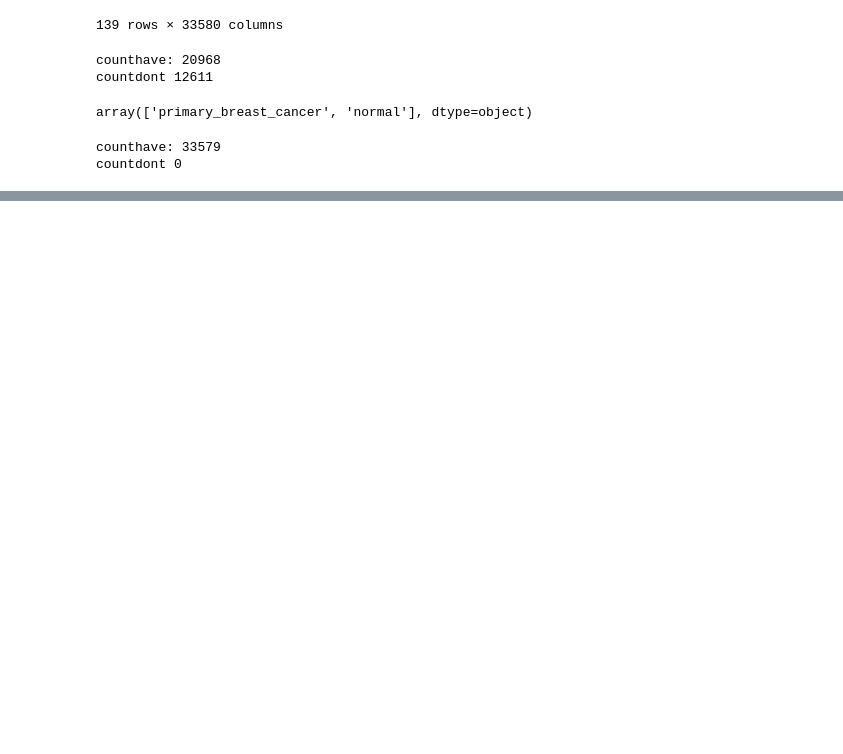
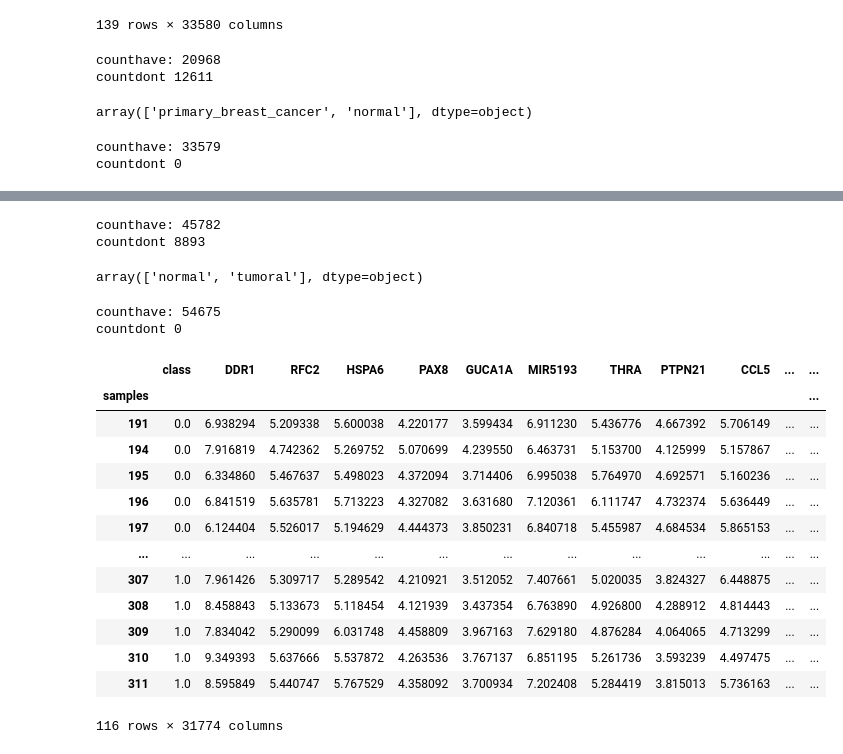
Before and after one commit to colombelli/bioinformatics-ml, a Jupyter notebook: Data Processing/cumida.ipynb, the cells around one changed output, grey strips where cells are left out. Drawn from its saved outputs; the diff is of its cells as text; code cells hidden in the pictures; blank space fills up the shorter version.

```diff
--- a/Data Processing/cumida.ipynb
+++ b/Data Processing/cumida.ipynb
@@ -175,0 +298,17 @@ proc.to_csv(path+"full_proc/GSE22820.csv")
+# %%
+counthave = 0
+countdont = 0
+for col in gse.columns[1:]:
+    if col in translation.keys():
+        counthave+=1
+    else:
+        countdont+=1
+
+print("counthave:", counthave, "\ncountdont", countdont)
+# %% [output]
+counthave: 45782
+countdont 8893
+# %%
+gse['type'].unique()
+# %% [output]
+array(['normal', 'tumoral'], dtype=object)
@@ -175,0 +320,52 @@ proc.to_csv(path+"full_proc/GSE22820.csv")
+# %%
+counthave = 0
+countdont = 0
+for col in gse.columns[1:]:
+    if col in translation.keys():
+        counthave+=1
+    else:
+        countdont+=1
+
+print("counthave:", counthave, "\ncountdont", countdont)
+# %% [output]
+counthave: 54675
+countdont 0
+# %%
+from copy import deepcopy
+
+gse['type'] = gse['type'].replace('tumoral', 1).replace('normal', 0)
+translation['type'] = 'class'
+
+df = deepcopy(gse)
+# %%
+cummulative = {}
+
+for col in df.columns:
+
+    gene_symbol = translation[col]
+    try:
+        cummulative[gene_symbol].append(df[col])
+    except:
+        cummulative[gene_symbol] = [df[col]]
+# %%
+for key in cummulative:
+    cummulative[key] = pd.concat(cummulative[key], axis=1).mean(axis=1).values
+# %%
+proc = pd.DataFrame(cummulative)
+proc.index = df.index
+proc
+# %% [output]
+|  | class | DDR1 | RFC2 | HSPA6 | PAX8 | GUCA1A | MIR5193 | THRA | PTPN21 | CCL5 | ... | ... |
+| samples |  |  |  |  |  |  |  |  |  |  |  | ... |
+| 191 | 0.0 | 6.938294 | 5.209338 | 5.600038 | 4.220177 | 3.599434 | 6.911230 | 5.436776 | 4.667392 | 5.706149 | ... | ... |
+| 194 | 0.0 | 7.916819 | 4.742362 | 5.269752 | 5.070699 | 4.239550 | 6.463731 | 5.153700 | 4.125999 | 5.157867 | ... | ... |
+| 195 | 0.0 | 6.334860 | 5.467637 | 5.498023 | 4.372094 | 3.714406 | 6.995038 | 5.764970 | 4.692571 | 5.160236 | ... | ... |
+| 196 | 0.0 | 6.841519 | 5.635781 | 5.713223 | 4.327082 | 3.631680 | 7.120361 | 6.111747 | 4.732374 | 5.636449 | ... | ... |
+| 197 | 0.0 | 6.124404 | 5.526017 | 5.194629 | 4.444373 | 3.850231 | 6.840718 | 5.455987 | 4.684534 | 5.865153 | ... | ... |
+| ... | ... | ... | ... | ... | ... | ... | ... | ... | ... | ... | ... | ... |
+| 307 | 1.0 | 7.961426 | 5.309717 | 5.289542 | 4.210921 | 3.512052 | 7.407661 | 5.020035 | 3.824327 | 6.448875 | ... | ... |
+| 308 | 1.0 | 8.458843 | 5.133673 | 5.118454 | 4.121939 | 3.437354 | 6.763890 | 4.926800 | 4.288912 | 4.814443 | ... | ... |
+| 309 | 1.0 | 7.834042 | 5.290099 | 6.031748 | 4.458809 | 3.967163 | 7.629180 | 4.876284 | 4.064065 | 4.713299 | ... | ... |
+| 310 | 1.0 | 9.349393 | 5.637666 | 5.537872 | 4.263536 | 3.767137 | 6.851195 | 5.261736 | 3.593239 | 4.497475 | ... | ... |
+| 311 | 1.0 | 8.595849 | 5.440747 | 5.767529 | 4.358092 | 3.700934 | 7.202408 | 5.284419 | 3.815013 | 5.736163 | ... | ... |
+116 rows × 31774 columns
```
Also changed, not shown: parts of 25 cells of this notebook.
